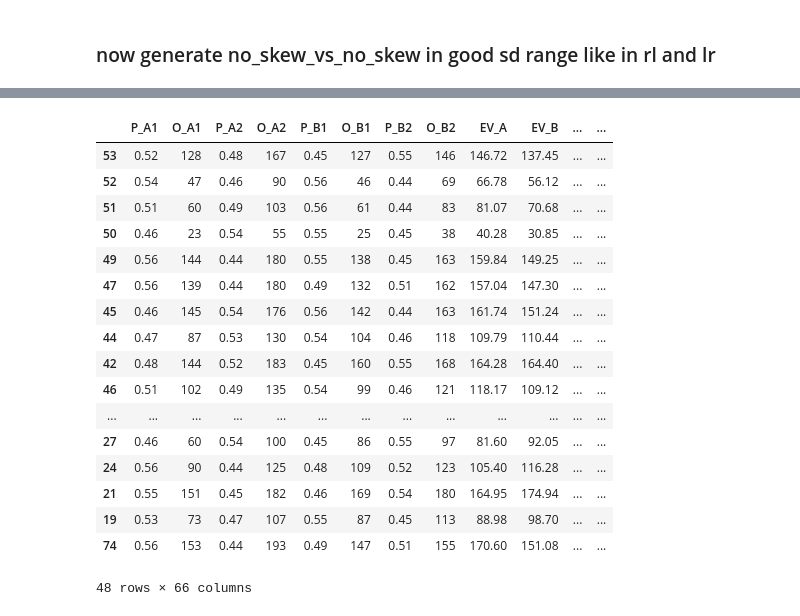
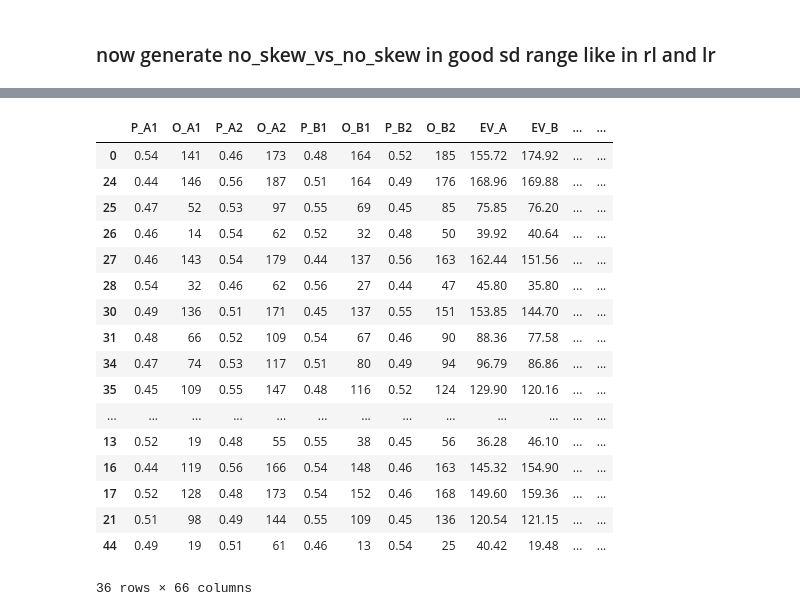
Before and after one commit to MaohuaNie/study3stimuli, a Jupyter notebook: Untitled-1.ipynb, the cells around one changed output, grey strips where cells are left out. Saved outputs shown, nothing was run; the diff lists cells and outputs as text; code cells hidden in the pictures.

```diff
--- a/Untitled-1.ipynb
+++ b/Untitled-1.ipynb
@@ -36,7 +36,7 @@ def generate_lottery_pairs():
     for skew in skew_levels:
         for ev in ev_levels:
             for sd in sd_levels:
-                max_trials = 0 if skew in ["right_vs_left", "left_vs_right"] else 5
+                max_trials = 0 if skew in ["right_vs_left", "left_vs_right"] else 3
                 trials_found = 0
                 while trials_found < max_trials:
                     outcomes_A = sorted(random.sample(range(2, 200), 2))
@@ -62,7 +62,9 @@ def generate_lottery_pairs():
                     # Apply constraints for skewness, EV, SD, and standard deviation ranges
                     if is_skew_valid(skew_A, skew_B, skew, skew_abs_diff) and \
                        abs(EV_diff - ev) <= 1 and abs(SD_diff - sd) <= 1 and \
-                       (skew == "no_skew_vs_no_skew" and 10 <= SD_A <= 25 and 3 <= SD_B <= 20):
+                       (skew == "no_skew_vs_no_skew" and 10 <= SD_A <= 25 and 3 <= SD_B <= 20) and \
+                       ( abs(max(probabilities_A) - max(probabilities_B)) > 0.02) and \
+                       ( max(probabilities_A) > 0.5):
                         data.append({
                             "P_A1": probabilities_A[0], "O_A1": outcomes_A[0],
                             "P_A2": probabilities_A[1], "O_A2": outcomes_A[1],
@@ -225,7 +231,7 @@ def optimize_lottery(original_probs, original_outcomes):
         final_ev, final_sd, final_skew = lottery_stats(fixed_probs, optimized_outcomes)
 
         # Check if the differences in EV and SD are less than 1
-        if abs(final_ev - original_ev) < 1 and abs(final_sd - original_sd) < 1 and abs(final_skew - original_skew) < 0.25:
+        if abs(final_ev - original_ev) < 1 and abs(final_sd - original_sd) < 1 and abs(final_skew - original_skew) < 0.1:
             best_outcomes = optimized_outcomes.copy()
             best_probs = fixed_probs.copy()
             return best_outcomes, best_probs, {
@@ -351,53 +343,50 @@ lottery_pairs_new
 # %%
 
 
 df_selected = lottery_pairs_new.dropna()
 
-
 df_selected_rounded = df_selected.applymap(lambda x: round(x, 2) if isinstance(x, (int, float)) else x)
 
-
-
-
 df_selected_before = df_selected_rounded.sort_values(by='skew_level', ascending=True).dropna()
-
-
 
 # Filter rows based on conditions for A and B
 filtered_df = df_selected_before[
     (abs(df_selected_before['simple_skewness_A'] - df_selected_before['complex_skewness_A']) < 0.25) &
-    (abs(df_selected_before['simple_skewness_B'] - df_selected_before['complex_skewness_B']) < 0.25)
+    (abs(df_selected_before['simple_skewness_B'] - df_selected_before['complex_skewness_B']) < 0.25) &
+    (abs(df_selected_before['complex_skewness_A']) < 0.3) &
+    (abs(df_selected_before['complex_skewness_B']) < 0.3) &
+    (abs(np.maximum(df_selected_before['P_A1'], df_selected_before['P_A2']) -
+         np.maximum(df_selected_before['P_B1'], df_selected_before['P_B2'])) > 0.015)
 ]
 
 filtered_df = filtered_df[filtered_df["P_A1"] != 0.5]
 filtered_df = filtered_df[filtered_df["P_B1"] != 0.5]
 filtered_df = filtered_df[filtered_df["P_B1"] != filtered_df["P_A1"]]
 filtered_df = filtered_df[filtered_df["P_B1"] != filtered_df["P_A2"]]
 filtered_df = filtered_df[filtered_df["O_B1"] != filtered_df["O_A1"]]
 filtered_df = filtered_df[filtered_df["O_B1"] != filtered_df["O_A2"]]
 filtered_df = filtered_df[abs(filtered_df["simple_skewness_D"]) < 0.5]
 filtered_df = filtered_df[abs(filtered_df["complex_skewness_D"]) < 0.5]
-# Display the filtered dataframe
 filtered_df
 # %% [output]
 |  | P_A1 | O_A1 | P_A2 | O_A2 | P_B1 | O_B1 | P_B2 | O_B2 | EV_A | EV_B | ... | ... |
-| 53 | 0.52 | 128 | 0.48 | 167 | 0.45 | 127 | 0.55 | 146 | 146.72 | 137.45 | ... | ... |
-| 52 | 0.54 | 47 | 0.46 | 90 | 0.56 | 46 | 0.44 | 69 | 66.78 | 56.12 | ... | ... |
-| 51 | 0.51 | 60 | 0.49 | 103 | 0.56 | 61 | 0.44 | 83 | 81.07 | 70.68 | ... | ... |
-| 50 | 0.46 | 23 | 0.54 | 55 | 0.55 | 25 | 0.45 | 38 | 40.28 | 30.85 | ... | ... |
-| 49 | 0.56 | 144 | 0.44 | 180 | 0.55 | 138 | 0.45 | 163 | 159.84 | 149.25 | ... | ... |
-| 47 | 0.56 | 139 | 0.44 | 180 | 0.49 | 132 | 0.51 | 162 | 157.04 | 147.30 | ... | ... |
-| 45 | 0.46 | 145 | 0.54 | 176 | 0.56 | 142 | 0.44 | 163 | 161.74 | 151.24 | ... | ... |
-| 44 | 0.47 | 87 | 0.53 | 130 | 0.54 | 104 | 0.46 | 118 | 109.79 | 110.44 | ... | ... |
-| 42 | 0.48 | 144 | 0.52 | 183 | 0.45 | 160 | 0.55 | 168 | 164.28 | 164.40 | ... | ... |
-| 46 | 0.51 | 102 | 0.49 | 135 | 0.54 | 99 | 0.46 | 121 | 118.17 | 109.12 | ... | ... |
+| 0 | 0.54 | 141 | 0.46 | 173 | 0.48 | 164 | 0.52 | 185 | 155.72 | 174.92 | ... | ... |
+| 24 | 0.44 | 146 | 0.56 | 187 | 0.51 | 164 | 0.49 | 176 | 168.96 | 169.88 | ... | ... |
+| 25 | 0.47 | 52 | 0.53 | 97 | 0.55 | 69 | 0.45 | 85 | 75.85 | 76.20 | ... | ... |
+| 26 | 0.46 | 14 | 0.54 | 62 | 0.52 | 32 | 0.48 | 50 | 39.92 | 40.64 | ... | ... |
+| 27 | 0.46 | 143 | 0.54 | 179 | 0.44 | 137 | 0.56 | 163 | 162.44 | 151.56 | ... | ... |
+| 28 | 0.54 | 32 | 0.46 | 62 | 0.56 | 27 | 0.44 | 47 | 45.80 | 35.80 | ... | ... |
+| 30 | 0.49 | 136 | 0.51 | 171 | 0.45 | 137 | 0.55 | 151 | 153.85 | 144.70 | ... | ... |
+| 31 | 0.48 | 66 | 0.52 | 109 | 0.54 | 67 | 0.46 | 90 | 88.36 | 77.58 | ... | ... |
+| 34 | 0.47 | 74 | 0.53 | 117 | 0.51 | 80 | 0.49 | 94 | 96.79 | 86.86 | ... | ... |
+| 35 | 0.45 | 109 | 0.55 | 147 | 0.48 | 116 | 0.52 | 124 | 129.90 | 120.16 | ... | ... |
 | ... | ... | ... | ... | ... | ... | ... | ... | ... | ... | ... | ... | ... |
-| 27 | 0.46 | 60 | 0.54 | 100 | 0.45 | 86 | 0.55 | 97 | 81.60 | 92.05 | ... | ... |
-| 24 | 0.56 | 90 | 0.44 | 125 | 0.48 | 109 | 0.52 | 123 | 105.40 | 116.28 | ... | ... |
-| 21 | 0.55 | 151 | 0.45 | 182 | 0.46 | 169 | 0.54 | 180 | 164.95 | 174.94 | ... | ... |
-| 19 | 0.53 | 73 | 0.47 | 107 | 0.55 | 87 | 0.45 | 113 | 88.98 | 98.70 | ... | ... |
-| 74 | 0.56 | 153 | 0.44 | 193 | 0.49 | 147 | 0.51 | 155 | 170.60 | 151.08 | ... | ... |
+| 13 | 0.52 | 19 | 0.48 | 55 | 0.55 | 38 | 0.45 | 56 | 36.28 | 46.10 | ... | ... |
+| 16 | 0.44 | 119 | 0.56 | 166 | 0.54 | 148 | 0.46 | 163 | 145.32 | 154.90 | ... | ... |
+| 17 | 0.52 | 128 | 0.48 | 173 | 0.54 | 152 | 0.46 | 168 | 149.60 | 159.36 | ... | ... |
+| 21 | 0.51 | 98 | 0.49 | 144 | 0.55 | 109 | 0.45 | 136 | 120.54 | 121.15 | ... | ... |
+| 44 | 0.49 | 19 | 0.51 | 61 | 0.46 | 13 | 0.54 | 25 | 40.42 | 19.48 | ... | ... |
-48 rows × 66 columns
+36 rows × 66 columns
 # %%
 
 
```
Also changed, not shown: parts of 30 cells of this notebook, 19 other files.
